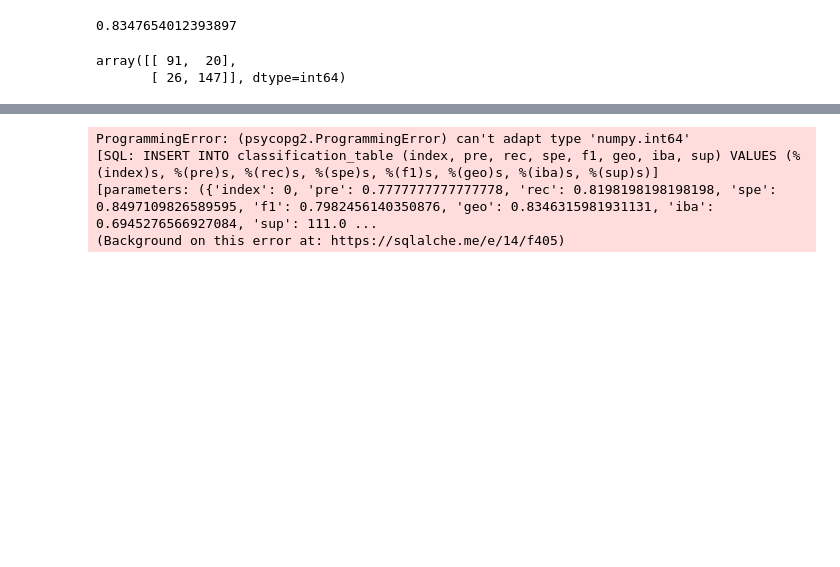
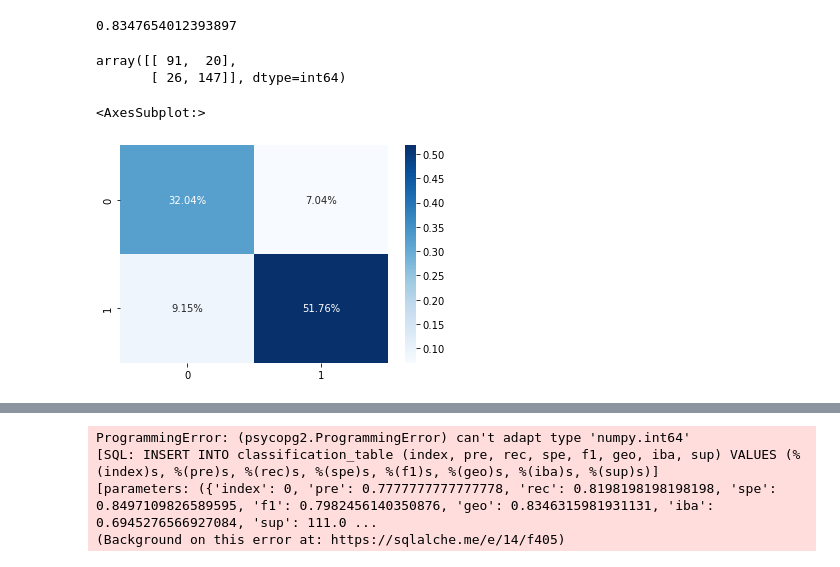
Before and after one commit to MichaelG-B/Capstone_Project, a Jupyter notebook: Capstone Project/Machine Learning/draftml_modle.ipynb, the cells around one changed output, grey strips where cells are left out. Saved outputs shown, nothing was run; the diff lists cells and outputs as text; code cells hidden in the pictures; blank space fills up the shorter version.

Commit message:
created heatmap for confusion matrix

```diff
--- a/Capstone Project/Machine Learning/draftml_modle.ipynb
+++ b/Capstone Project/Machine Learning/draftml_modle.ipynb
@@ -266,7 +268,16 @@ balanced_accuracy_score(y_test, y_pred)
 0.8347654012393897
 # %%
 # Display the confusion matrix
-confusion_matrix(y_test, y_pred)
+cf = confusion_matrix(y_test, y_pred)
+
+cf
 # %% [output]
 array([[ 91,  20],
        [ 26, 147]], dtype=int64)
+# %%
+import seaborn as sns
+cm_heatmap = sns.heatmap(cf/np.sum(cf), annot=True,
+            fmt='.2%', cmap='Blues')
+# %% [output]
+<AxesSubplot:>
+[figure, added]
```
Also changed, not shown: parts of 6 cells of this notebook, 1 other file.
